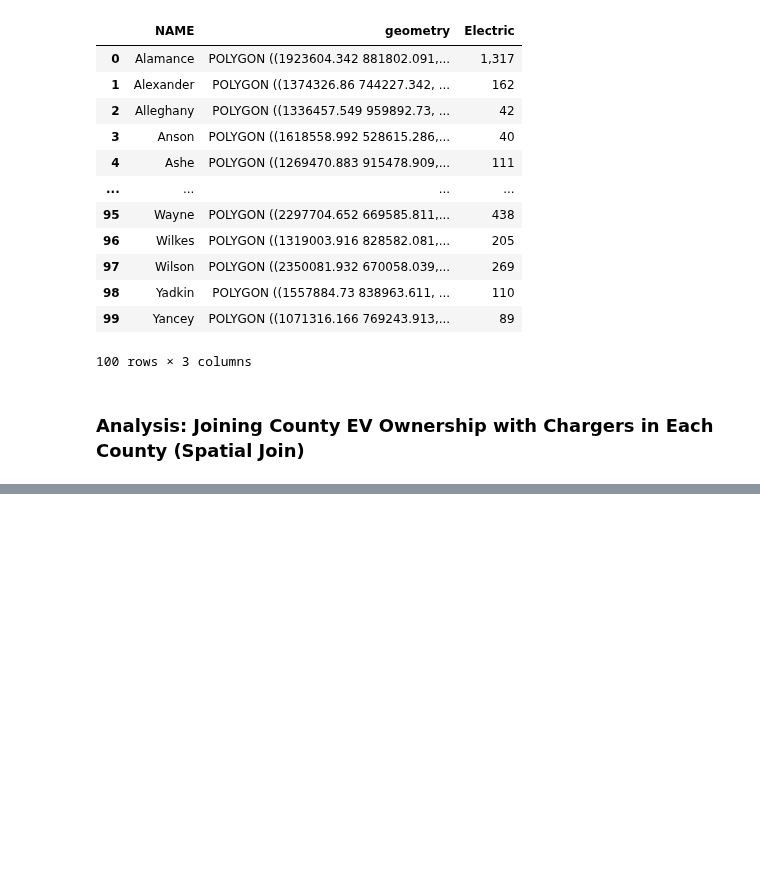
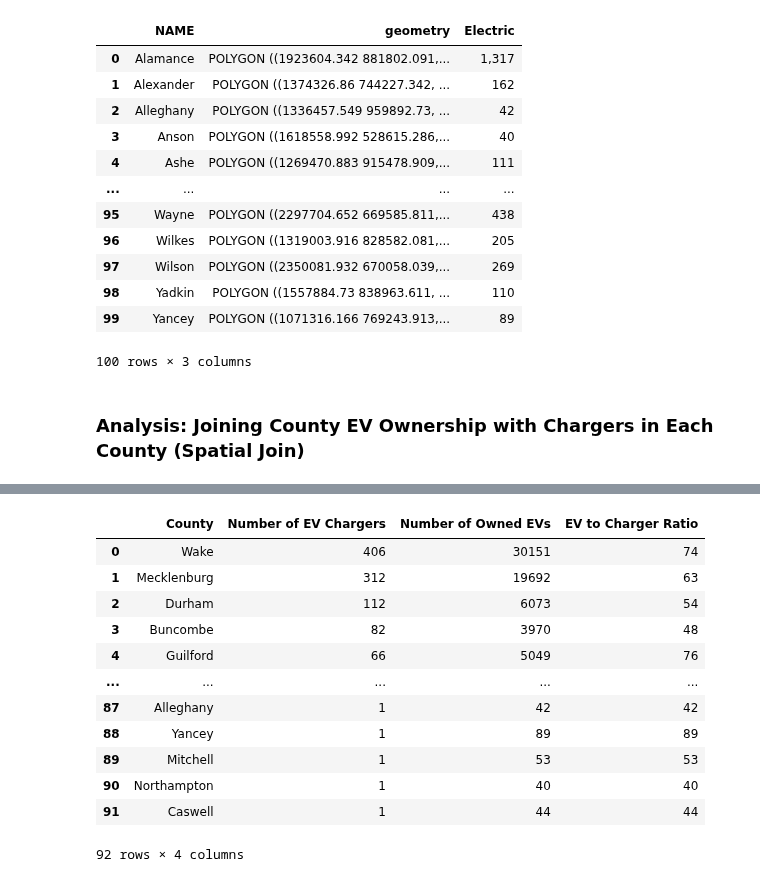
Before and after one commit to lexileach/geog592-lexleach, a Jupyter notebook: homework/week07/lexleach-hw08-geoprocessing.ipynb, the cells around one changed output, grey strips where cells are left out. Saved outputs shown, nothing was run; the diff lists cells and outputs as text; code cells hidden in the pictures; blank space fills up the shorter version.

```diff
--- a/homework/week07/lexleach-hw08-geoprocessing.ipynb
+++ b/homework/week07/lexleach-hw08-geoprocessing.ipynb
@@ -769,0 +789,7 @@ evs_chargers
+# %%
+# creating new table
+charger_count_table = charger_count.reset_index()
+
+charger_count_table.columns = ["County", "Number of EV Chargers"]
+
+charger_count_table
@@ -769,0 +810,5 @@ evs_chargers
+# %%
+# print evs
+ratio_table = evs.copy()
+
+ratio_table
@@ -769,0 +829,5 @@ evs_chargers
+# %%
+# remove commas and convert owners to numeric
+ratio_table["Electric"] = pd.to_numeric(ratio_table["Electric"].astype(str).str.replace(",", "", regex=False), errors="coerce")
+
+ratio_table
@@ -769,0 +848,7 @@ evs_chargers
+# %%
+ratio_table = charger_count_table.merge(ratio_table, on="County", how="left")
+table = ratio_table[["County", "Number of EV Chargers", "Electric"]].copy()
+table["Number of Owned EVs"] = final_table["Electric"]
+final_table = table[["County", "Number of EV Chargers", "Number of Owned EVs"]]
+
+final_table
@@ -770,3 +869,23 @@ evs_chargers
+# %%
+# ratio of EVs to chargers
+final_table["EV to Charger Ratio"] = final_table["Number of Owned EVs"] / final_table["Number of EV Chargers"]
+final_table["EV to Charger Ratio"] = final_table["EV to Charger Ratio"].astype(int)
+
+final_table
+# %% [output]
+|  | County | Number of EV Chargers | Number of Owned EVs | EV to Charger Ratio |
+| 0 | Wake | 406 | 30151 | 74 |
+| 1 | Mecklenburg | 312 | 19692 | 63 |
+| 2 | Durham | 112 | 6073 | 54 |
+| 3 | Buncombe | 82 | 3970 | 48 |
+| 4 | Guilford | 66 | 5049 | 76 |
+| ... | ... | ... | ... | ... |
+| 87 | Alleghany | 1 | 42 | 42 |
+| 88 | Yancey | 1 | 89 | 89 |
+| 89 | Mitchell | 1 | 53 | 53 |
+| 90 | Northampton | 1 | 40 | 40 |
+| 91 | Caswell | 1 | 44 | 44 |
+92 rows × 4 columns
 # %% [markdown]
 ## AI Usage
 **Section: Filtering only rows of interest**\
```
Also changed, not shown: parts of 8 cells of this notebook.
